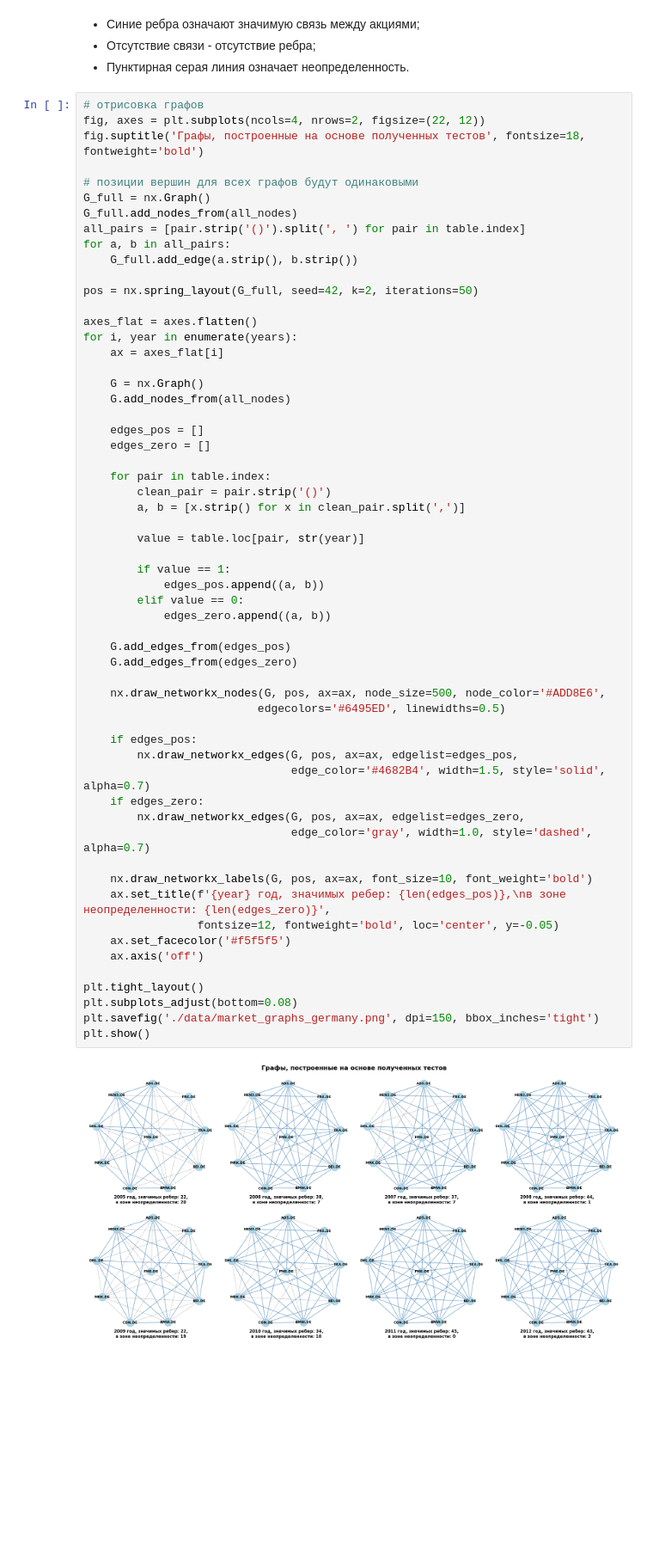
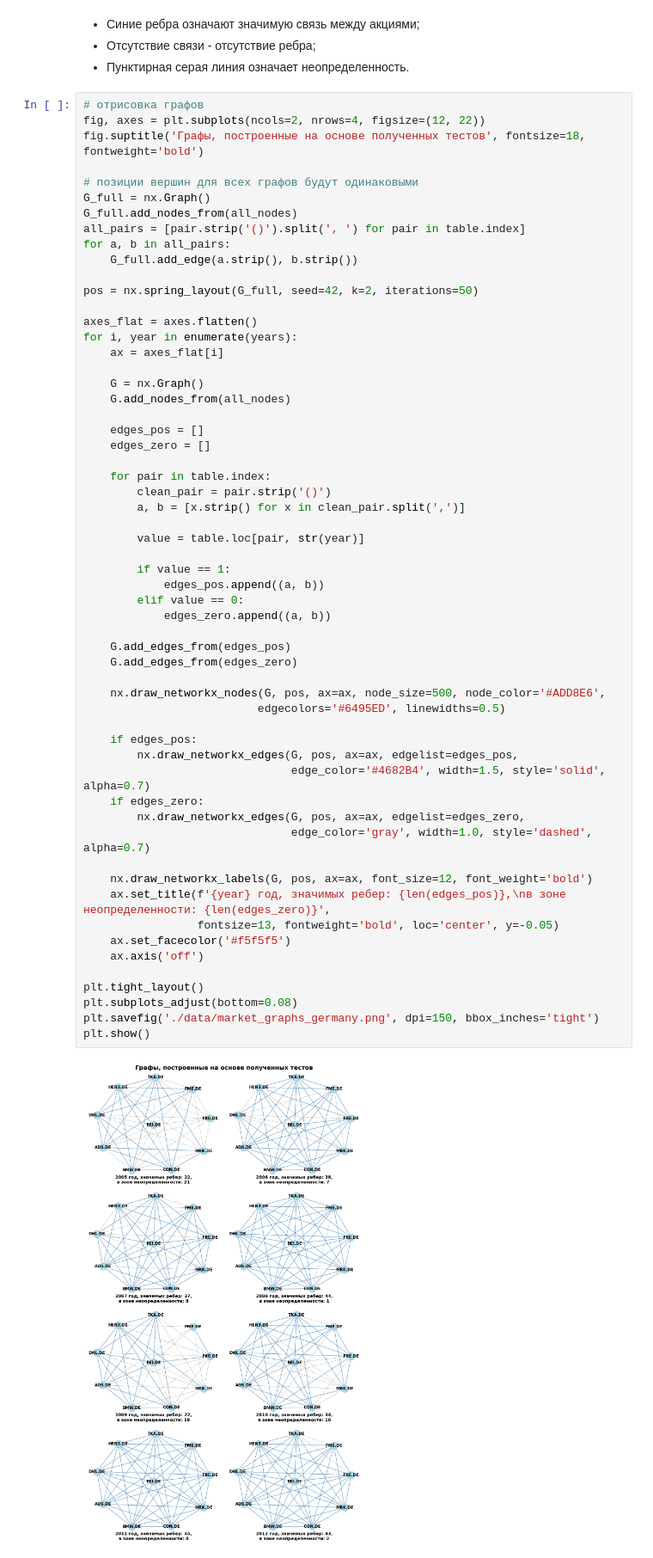
Before and after one commit to sadberyy/CrisisAnalysis, a Jupyter notebook: graphs.ipynb, the cells around one changed output. Shown at 86% size. Cells and saved outputs as stored; diff of their text form; blank space fills up the shorter version.

Commit message:
graph drawing

```diff
--- a/graphs.ipynb
+++ b/graphs.ipynb
@@ -51,7 +51,7 @@ table
 *   Пунктирная серая линия означает неопределенность.
 # %%
 # отрисовка графов
-fig, axes = plt.subplots(ncols=4, nrows=2, figsize=(22, 12))
+fig, axes = plt.subplots(ncols=2, nrows=4, figsize=(12, 22))
 fig.suptitle('Графы, построенные на основе полученных тестов', fontsize=18, fontweight='bold')
 
 # позиции вершин для всех графов будут одинаковыми
@@ -79,33 +79,33 @@ for i, year in enumerate(years):
 
         value = table.loc[pair, str(year)]
 
         if value == 1:
             edges_pos.append((a, b))
         elif value == 0:
             edges_zero.append((a, b))
 
     G.add_edges_from(edges_pos)
     G.add_edges_from(edges_zero)
 
     nx.draw_networkx_nodes(G, pos, ax=ax, node_size=500, node_color='#ADD8E6',
                           edgecolors='#6495ED', linewidths=0.5)
 
     if edges_pos:
         nx.draw_networkx_edges(G, pos, ax=ax, edgelist=edges_pos,
                                edge_color='#4682B4', width=1.5, style='solid', alpha=0.7)
     if edges_zero:
         nx.draw_networkx_edges(G, pos, ax=ax, edgelist=edges_zero,
                                edge_color='gray', width=1.0, style='dashed', alpha=0.7)
 
-    nx.draw_networkx_labels(G, pos, ax=ax, font_size=10, font_weight='bold')
+    nx.draw_networkx_labels(G, pos, ax=ax, font_size=12, font_weight='bold')
     ax.set_title(f'{year} год, значимых ребер: {len(edges_pos)},\nв зоне неопределенности: {len(edges_zero)}',
-                 fontsize=12, fontweight='bold', loc='center', y=-0.05)
+                 fontsize=13, fontweight='bold', loc='center', y=-0.05)
     ax.set_facecolor('#f5f5f5')
     ax.axis('off')
 
 plt.tight_layout()
 plt.subplots_adjust(bottom=0.08)
 plt.savefig('./data/market_graphs_germany.png', dpi=150, bbox_inches='tight')
 plt.show()
 # %% [output]
-[figure, old version]
+[figure, new version]
```
